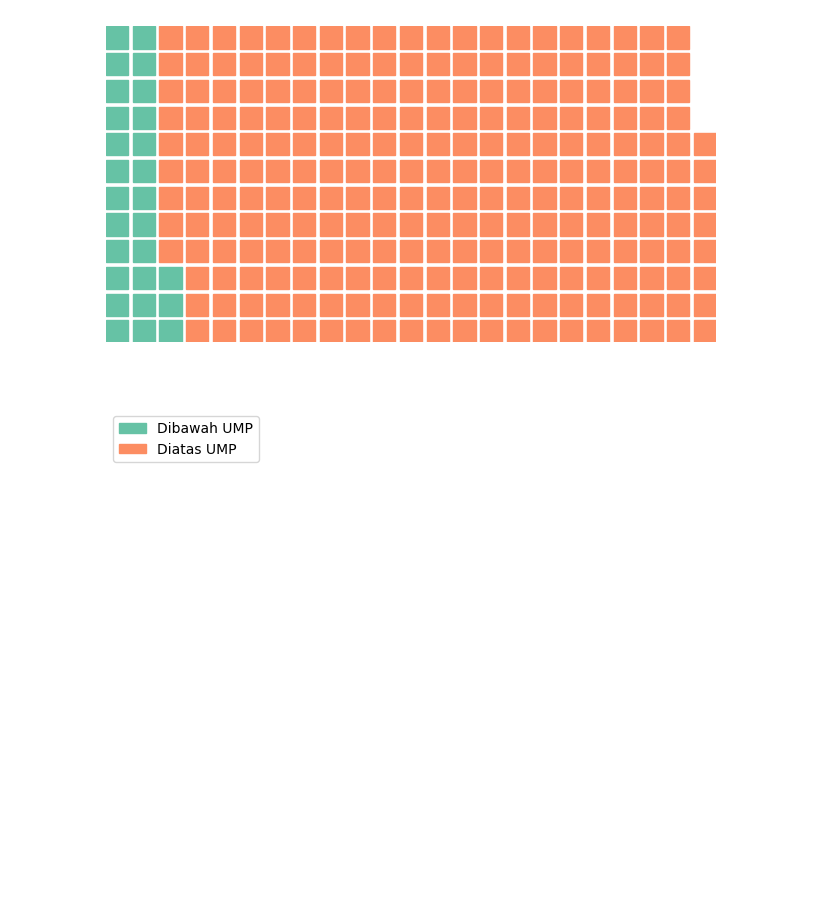
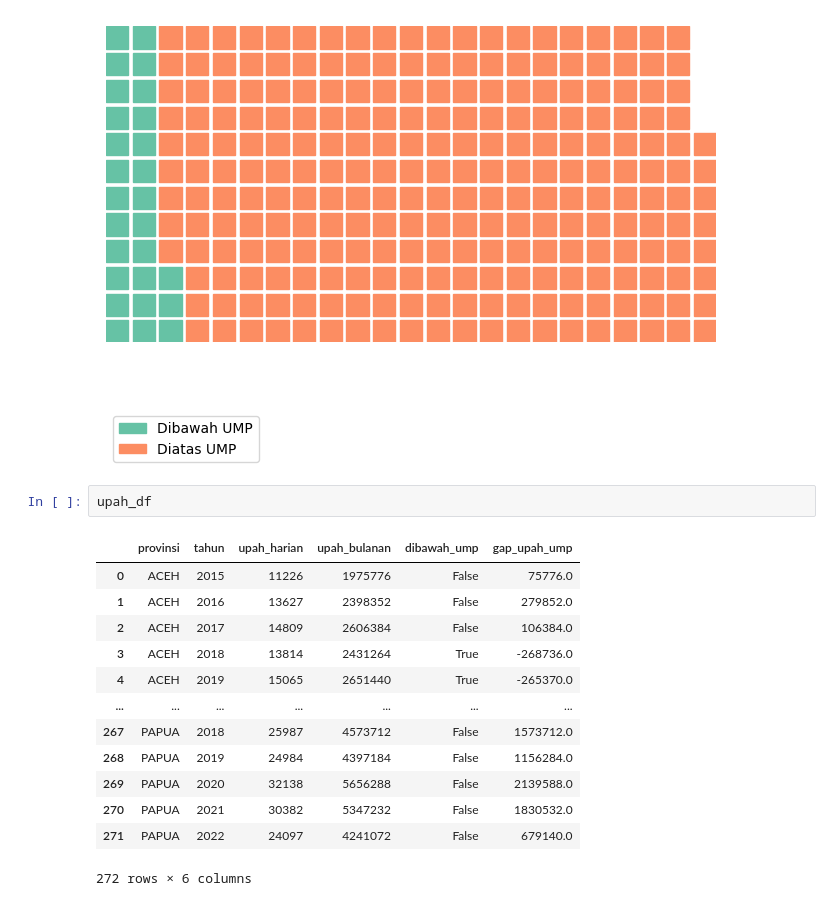
Before and after one commit to owencwijaya/tubes-01-visdat, a Jupyter notebook: dataset-kesejahteraan.ipynb, the cells around one changed output. Drawn from its saved outputs; the diff is of its cells as text; blank space fills up the shorter version.

```diff
--- a/dataset-kesejahteraan.ipynb
+++ b/dataset-kesejahteraan.ipynb
@@ -805,3 +805,19 @@ fig = plt.figure(
 plt.show()
 # %% [output]
 [figure]
+# %%
+upah_df
+# %% [output]
+|  | provinsi | tahun | upah_harian | upah_bulanan | dibawah_ump | gap_upah_ump |
+| 0 | ACEH | 2015 | 11226 | 1975776 | False | 75776.0 |
+| 1 | ACEH | 2016 | 13627 | 2398352 | False | 279852.0 |
+| 2 | ACEH | 2017 | 14809 | 2606384 | False | 106384.0 |
+| 3 | ACEH | 2018 | 13814 | 2431264 | True | -268736.0 |
+| 4 | ACEH | 2019 | 15065 | 2651440 | True | -265370.0 |
+| ... | ... | ... | ... | ... | ... | ... |
+| 267 | PAPUA | 2018 | 25987 | 4573712 | False | 1573712.0 |
+| 268 | PAPUA | 2019 | 24984 | 4397184 | False | 1156284.0 |
+| 269 | PAPUA | 2020 | 32138 | 5656288 | False | 2139588.0 |
+| 270 | PAPUA | 2021 | 30382 | 5347232 | False | 1830532.0 |
+| 271 | PAPUA | 2022 | 24097 | 4241072 | False | 679140.0 |
+272 rows × 6 columns
```
Also changed, not shown: parts of 1 cell of this notebook, 1 other file.
